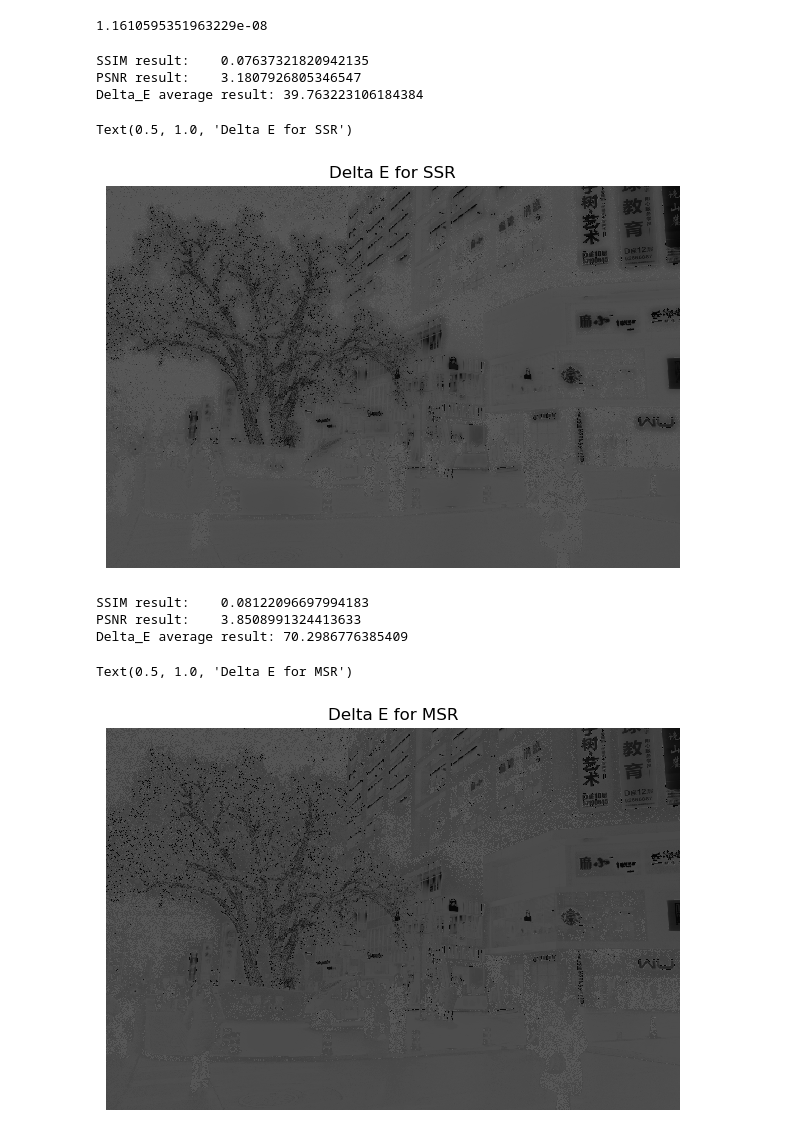
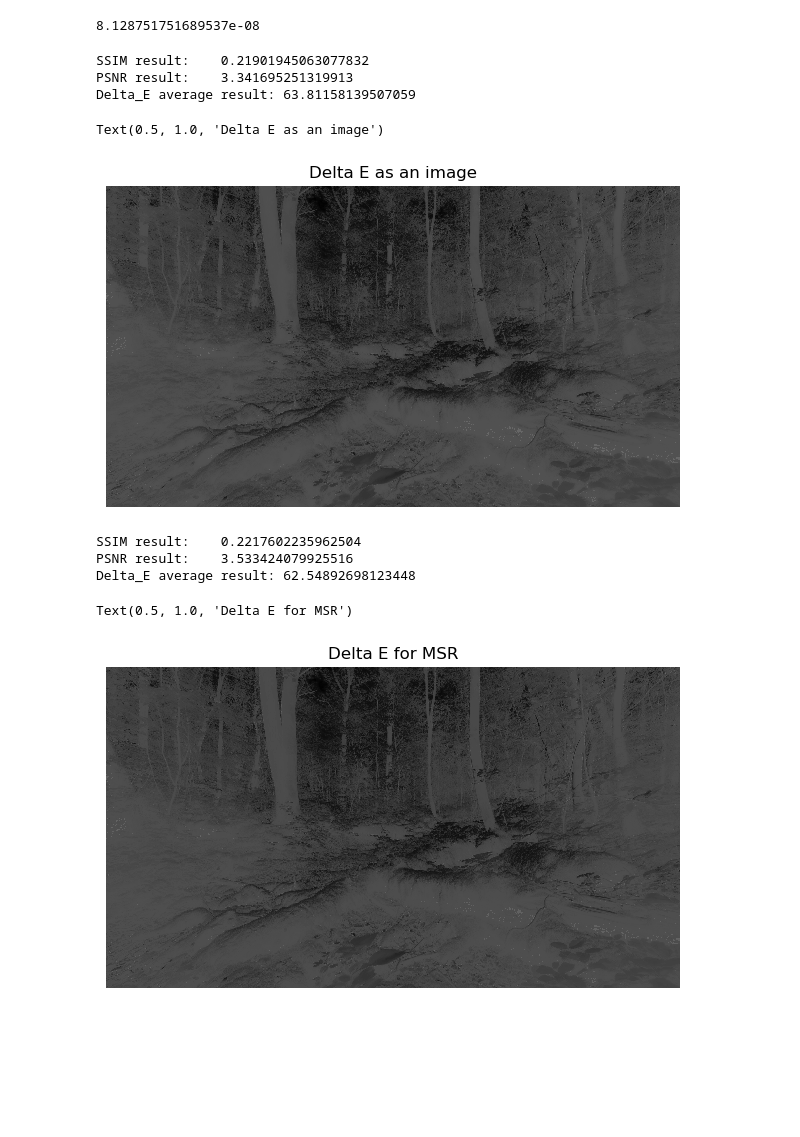
Before and after one commit to eaguiraud/34269_computer_imaging_and_spectroscopy, a Jupyter notebook: low_light_enhancement/ssr_msr_msrcr_msrcp.ipynb, the cells around one changed output. Saved outputs shown, nothing was run; the diff lists cells and outputs as text; code cells hidden in the pictures; blank space fills up the shorter version.

Commit message:
testing parameters with forest (bright) image

```diff
--- a/low_light_enhancement/ssr_msr_msrcr_msrcp.ipynb
+++ b/low_light_enhancement/ssr_msr_msrcr_msrcp.ipynb
@@ -27,11 +27,11 @@ def ssr(img, sigma):
     # Normalize the image to the range [0, 1] and convert to float32 for precision.
     img = img.astype('float32') / 255
 
-    # Apply Gaussian blur to the image.
+    # # Apply Gaussian blur to the image.
     blurred = get_gaussian_blur(img, sigma=sigma)
 
     # Compute the SSR by taking the logarithmic difference.
-    ssr_image= np.log10(img + 1e-6) - np.log10(blurred + 1e-6)
+    ssr_image= np.log10(img + 1e-6) - 0.5*(np.log10(blurred + 1e-6))
 
 
     return ssr_image
@@ -156,10 +156,10 @@ def msrcp(img, sigma_scales=[15, 125, 250], low_percentile=1, high_percentile=1)
     return adjusted_img.astype(np.uint8)
 # %%
 # Load the image
-image_path = '/home/eaguiraud/Documents/34269_computer_imaging_and_spectroscopy/low_light_enhancement/images/dark_img_2.png'
+#image_path = '/home/eaguiraud/Documents/34269_computer_imaging_and_spectroscopy/low_light_enhancement/images/dark_img_2.png'
 
 # image_path = '/home/eaguiraud/Documents/34269_computer_imaging_and_spectroscopy/low_light_enhancement/images/dark_img_1.png'
-# image_path = '/home/eaguiraud/Documents/34269_computer_imaging_and_spectroscopy/low_light_enhancement/images/bikeman.jpg'
+image_path = '/home/eaguiraud/Documents/34269_computer_imaging_and_spectroscopy/low_light_enhancement/images/forest.jpg'
 img = cv2.imread(image_path, cv2.IMREAD_COLOR)
 img = cv2.cvtColor(img, cv2.COLOR_BGR2RGB)  # Convert to RGB for correct color display
 # %%
@@ -236,26 +236,26 @@ im_orgLAB = rgb2lab(img)
 eval_ssim = deltaE_ciede94(im_orgLAB, im_orgLAB)
 np.mean(eval_ssim)
 # %% [output]
-1.1610595351963229e-08
+8.128751751689537e-08
 # %%
 eval_ssim = ssim(img, ssr_image_2, data_range = msr_img.max() - ssr_image_2.min(), win_size = 3)
 eval_psnr = psnr(img, ssr_image_2)
 im_orgLAB = rgb2lab(img)
 im_enhLAB = rgb2lab(ssr_image_2)
-eval_coldif_1 = deltaE_ciede94(im_orgLAB, im_enhLAB)
+eval_coldif = deltaE_ciede94(im_orgLAB, im_enhLAB)
 
 print("SSIM result:\t" + str(eval_ssim) + "\nPSNR result:\t" + str(eval_psnr) + "\nDelta_E average result:\t" + str(np.mean(eval_coldif)))
 
 plt.figure()
-io.imshow(np.uint8(np.round(eval_coldif_1)))
+io.imshow(np.uint8(np.round(eval_coldif)))
 plt.axis("off")
-plt.title("Delta E for SSR")
+plt.title("Delta E as an image")
 # %% [output]
-SSIM result:    0.07637321820942135
-PSNR result:    3.1807926805346547
-Delta_E average result: 39.763223106184384
+SSIM result:    0.21901945063077832
+PSNR result:    3.341695251319913
+Delta_E average result: 63.81158139507059
-Text(0.5, 1.0, 'Delta E for SSR')
+Text(0.5, 1.0, 'Delta E as an image')
-[figure, old version]
+[figure, new version]
 # %%
 # ideal_SSIM= 0
 # ideal_PSNR = higher value
@@ -278,11 +278,11 @@ io.imshow(np.uint8(np.round(eval_coldif)))
 plt.axis("off")
 plt.title("Delta E for MSR")
 # %% [output]
-SSIM result:    0.08122096697994183
-PSNR result:    3.8508991324413633
-Delta_E average result: 70.2986776385409
+SSIM result:    0.2217602235962504
+PSNR result:    3.533424079925516
+Delta_E average result: 62.54892698123448
 Text(0.5, 1.0, 'Delta E for MSR')
-[figure, old version]
+[figure, new version]
 # %%
 eval_ssim = ssim(img, msrcr_img, data_range = msrcr_img.max() - msrcr_img.min(), win_size = 3)
 eval_psnr = psnr(img, msrcr_img)
```
Also changed, not shown: parts of 8 cells of this notebook, 11 other files.
